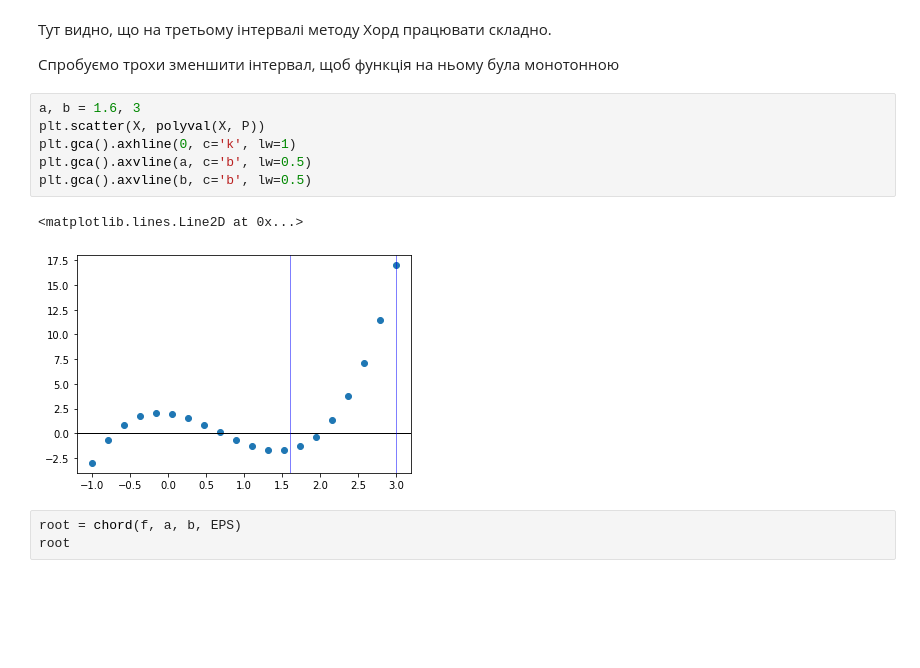
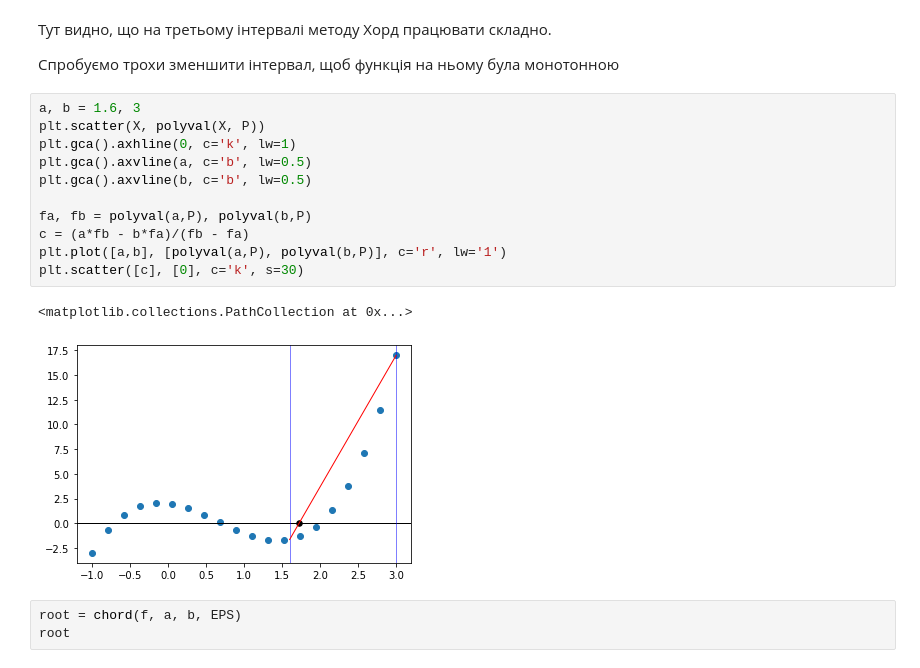
Before and after one commit to mkrooted256/undergrad-work, a Jupyter notebook: 6-computation/lab 1/lab1.ipynb, the cells around one changed output. Drawn from its saved outputs; the diff is of its cells as text; blank space fills up the shorter version.

```diff
--- a/6-computation/lab 1/lab1.ipynb
+++ b/6-computation/lab 1/lab1.ipynb
@@ -298,12 +355,17 @@ Chord method finished. |c-c_prev| < eps
 # %%
 a, b = 1.6, 3
 plt.scatter(X, polyval(X, P))
 plt.gca().axhline(0, c='k', lw=1)
 plt.gca().axvline(a, c='b', lw=0.5)
 plt.gca().axvline(b, c='b', lw=0.5)
+
+fa, fb = polyval(a,P), polyval(b,P)
+c = (a*fb - b*fa)/(fb - fa)
+plt.plot([a,b], [polyval(a,P), polyval(b,P)], c='r', lw='1')
+plt.scatter([c], [0], c='k', s=30)
 # %% [output]
-<matplotlib.lines.Line2D at 0x...>
+<matplotlib.collections.PathCollection at 0x...>
-[figure, old version]
+[figure, new version]
 # %%
 root = chord(f, a, b, EPS)
 root
```
Also changed, not shown: parts of 10 cells of this notebook, 33 other files.
